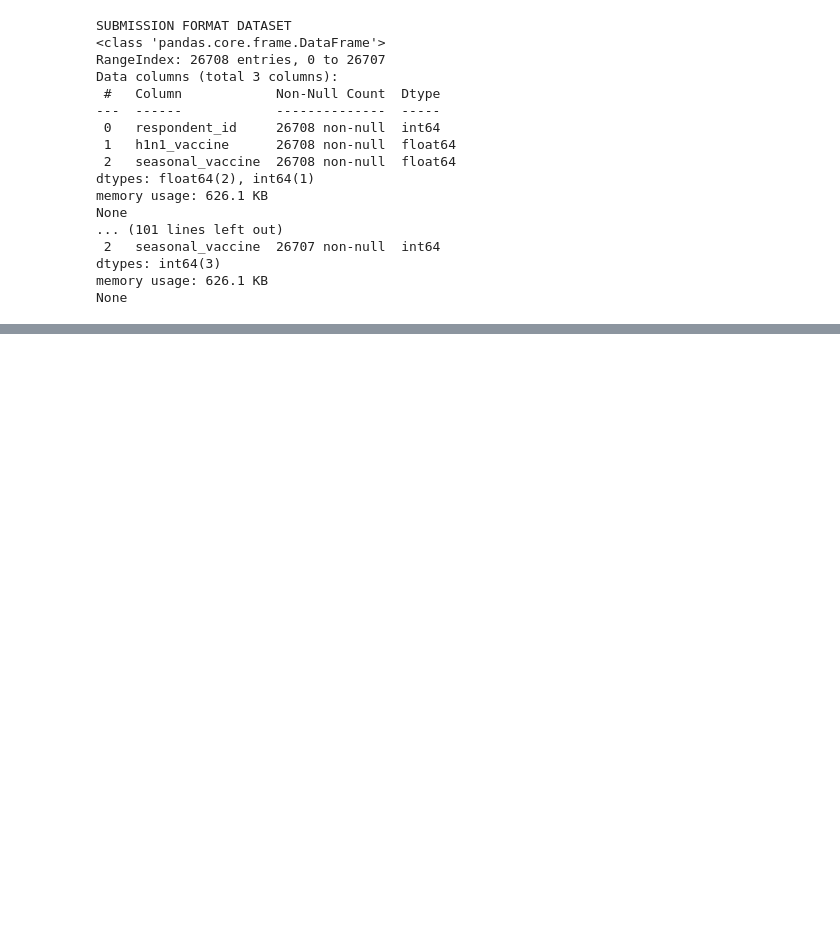
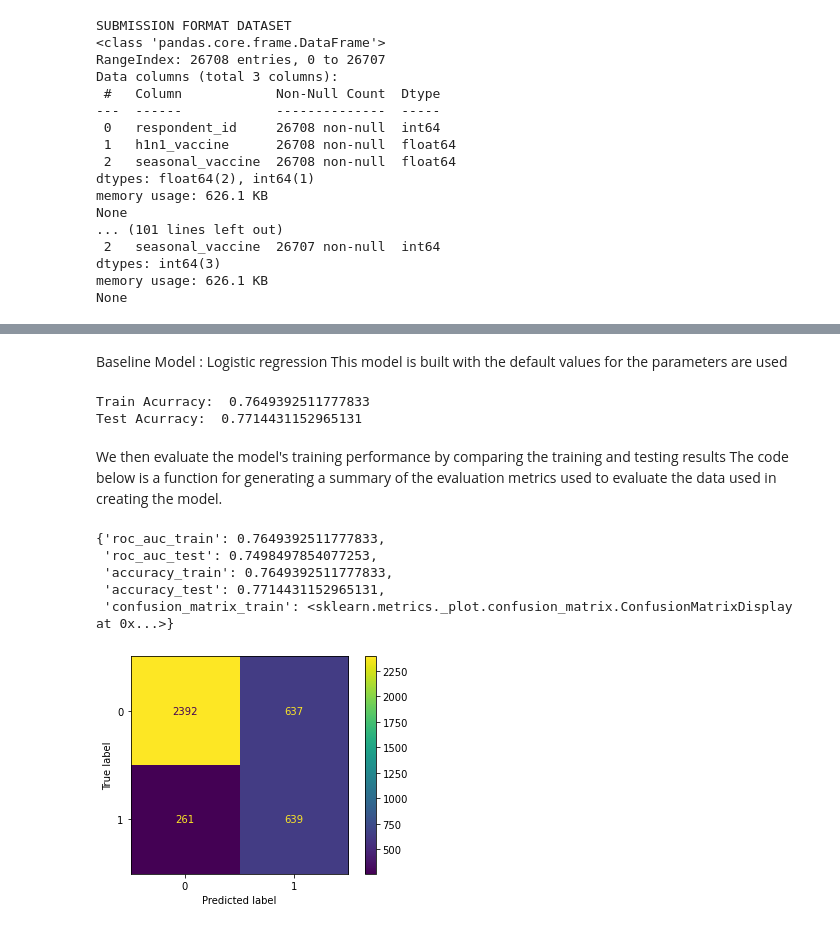
Before and after one commit to lorna-creator/Project-on-Vaccines, a Jupyter notebook: notebook.ipynb, the cells around one changed output, grey strips where cells are left out. Cells and saved outputs as stored; diff of their text form; code cells hidden in the pictures; blank space fills up the shorter version.

```diff
--- a/notebook.ipynb
+++ b/notebook.ipynb
@@ -474,0 +760,7 @@ weighted avg       0.72      0.72      0.72      5893
+# %%
+# Split the data into features (X) and target variable (y)
+X = df.drop(columns='h1n1_vaccine', axis=1)
+y = df['h1n1_vaccine']
+
+# Perform train-test split
+X_train, X_test, y_train, y_test = train_test_split(X, y, test_size=0.2, random_state=42)
@@ -474,0 +776,71 @@ weighted avg       0.72      0.72      0.72      5893
+# %%
+# Creating a instance of SMOTE
+smote = SMOTE(random_state=42)
+
+# Perform SMOTE oversampling on the training data
+X_train_scaled, y_train = smote.fit_resample(X_train_scaled, y_train)
+# %% [markdown]
+Baseline Model : Logistic regression
+This model is built with the default values for the parameters are used
+# %%
+#Buiding a baseline model logistic regression model
+
+# Create an instance of Logistic Regression
+logreg = LogisticRegression(solver='liblinear', random_state=42)
+
+# Fit the model on the training data
+logreg.fit(X_train_scaled, y_train)
+
+# Predict on the training and testing data
+y_train_pred = logreg.predict(X_train_scaled)
+y_test_pred = logreg.predict(X_test_scaled)
+
+# Calculate accuracy on the training and testing data
+train_accuracy = accuracy_score(y_train, y_train_pred)
+test_accuracy = accuracy_score(y_test, y_test_pred)
+
+print('Train Acurracy: ', train_accuracy)
+print('Test Acurracy: ', test_accuracy)
+# %% [output]
+Train Acurracy:  0.7649392511777833
+Test Acurracy:  0.7714431152965131
+# %% [markdown]
+We then evaluate the model's training performance by comparing the training and testing results
+The code below is a function for generating a summary of the evaluation metrics used to evaluate the data used in creating the model.
+# %%
+#creating a function for checking for metrics
+def evaluate_model_metrics(model, X_train, y_train, X_test, y_test):
+    # Train the model
+    model.fit(X_train, y_train)
+
+    # Predict on the training and testing data
+    y_train_pred = model.predict(X_train)
+    y_test_pred = model.predict(X_test)
+
+    # Calculate evaluation metrics
+    roc_auc_train = roc_auc_score(y_train, y_train_pred)
+    roc_auc_test = roc_auc_score(y_test, y_test_pred)
+    cm_test = confusion_matrix(y_test, y_test_pred)
+    cm_display_train = ConfusionMatrixDisplay(confusion_matrix=cm_test).plot()
+    accuracy_train = accuracy_score(y_train, y_train_pred)
+    accuracy_test = accuracy_score(y_test, y_test_pred)
+
+    # Return results
+    results = {
+        'roc_auc_train': roc_auc_train,
+        'roc_auc_test': roc_auc_test,
+        'accuracy_train': accuracy_train,
+        'accuracy_test': accuracy_test,
+        'confusion_matrix_train': cm_display_train
+    }
+    return results
+# %%
+#checking the metric of baseline model and draw confusion matrix using above function
+evaluate_model_metrics(logreg, X_train_scaled,y_train, X_test_scaled, y_test)
+# %% [output]
+{'roc_auc_train': 0.7649392511777833,
+ 'roc_auc_test': 0.7498497854077253,
+ 'accuracy_train': 0.7649392511777833,
+ 'accuracy_test': 0.7714431152965131,
+ 'confusion_matrix_train': <sklearn.metrics._plot.confusion_matrix.ConfusionMatrixDisplay at 0x...>}
+[figure, added]
```
Also changed, not shown: parts of 123 cells of this notebook, 2 other files.
